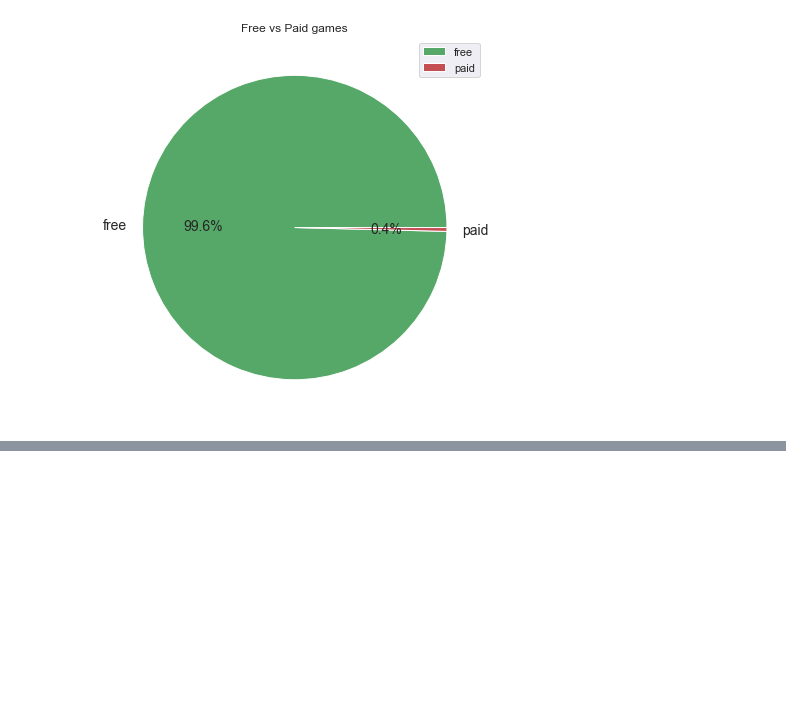
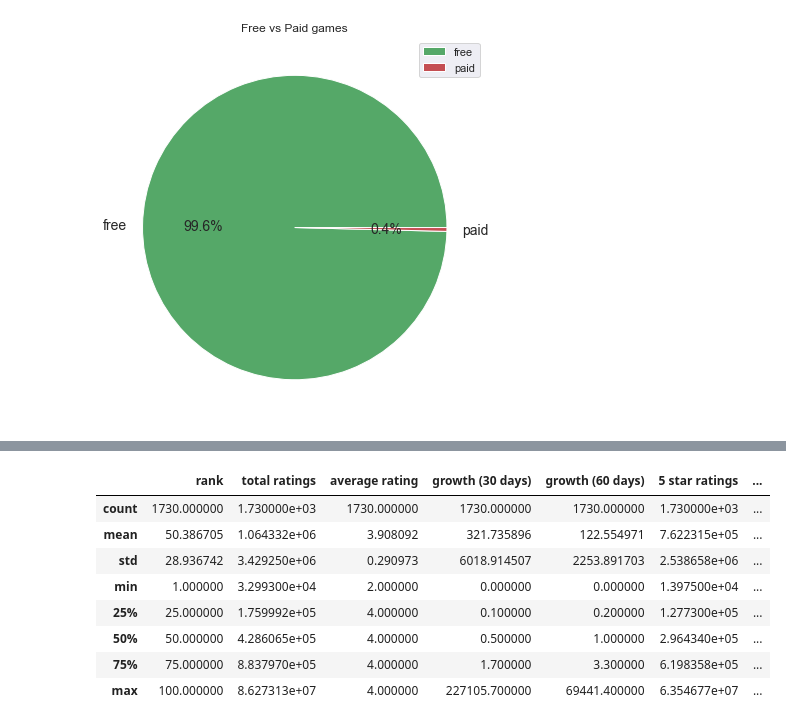
Before and after one commit to R-White-0/Top-Google-PlayStore-Games, a Jupyter notebook: android-games.ipynb, the cells around one changed output, grey strips where cells are left out. Saved outputs shown, nothing was run; the diff lists cells and outputs as text; code cells hidden in the pictures; blank space fills up the shorter version.

```diff
--- a/android-games.ipynb
+++ b/android-games.ipynb
@@ -220,0 +232,12 @@ fig.show()
+# %%
+df.describe()
+# %% [output]
+|  | rank | total ratings | average rating | growth (30 days) | growth (60 days) | 5 star ratings | ... |
+| count | 1730.000000 | 1.730000e+03 | 1730.000000 | 1730.000000 | 1730.000000 | 1.730000e+03 | ... |
+| mean | 50.386705 | 1.064332e+06 | 3.908092 | 321.735896 | 122.554971 | 7.622315e+05 | ... |
+| std | 28.936742 | 3.429250e+06 | 0.290973 | 6018.914507 | 2253.891703 | 2.538658e+06 | ... |
+| min | 1.000000 | 3.299300e+04 | 2.000000 | 0.000000 | 0.000000 | 1.397500e+04 | ... |
+| 25% | 25.000000 | 1.759992e+05 | 4.000000 | 0.100000 | 0.200000 | 1.277300e+05 | ... |
+| 50% | 50.000000 | 4.286065e+05 | 4.000000 | 0.500000 | 1.000000 | 2.964340e+05 | ... |
+| 75% | 75.000000 | 8.837970e+05 | 4.000000 | 1.700000 | 3.300000 | 6.198358e+05 | ... |
+| max | 100.000000 | 8.627313e+07 | 4.000000 | 227105.700000 | 69441.400000 | 6.354677e+07 | ... |
```
Also changed, not shown: parts of 11 cells of this notebook.
